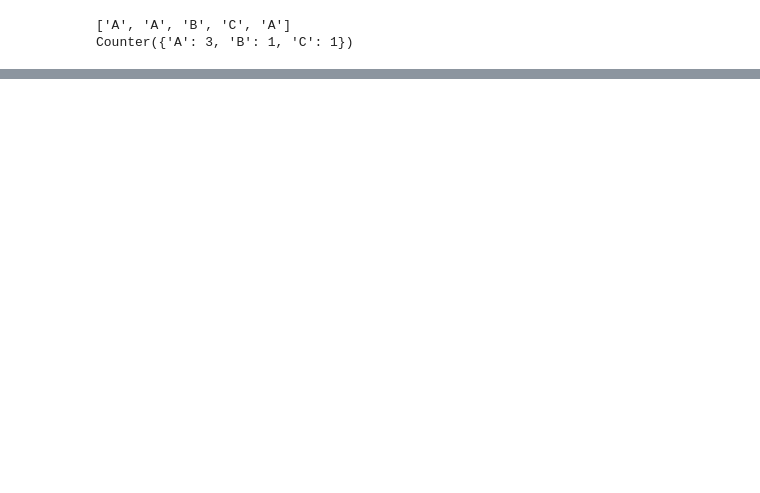
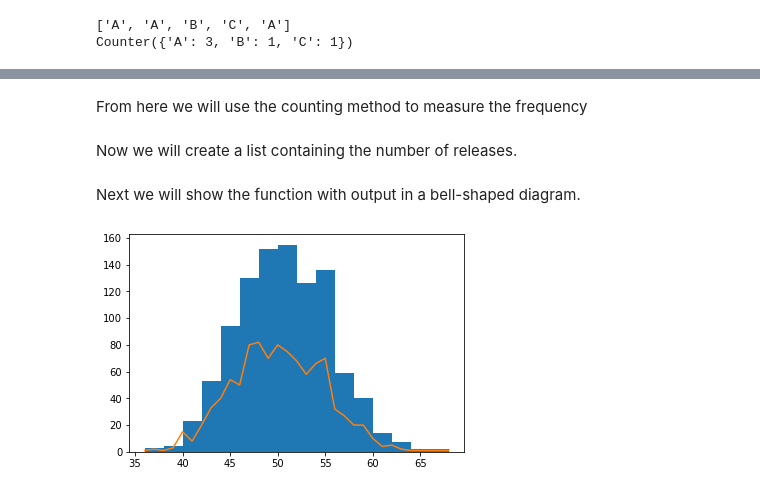
Before and after one commit to hansperu/repository-task52446, a Jupyter notebook: Python counts.ipynb, the cells around one changed output, grey strips where cells are left out. Cells and saved outputs as stored; diff of their text form; code cells hidden in the pictures; blank space fills up the shorter version.

```diff
--- a/Python counts.ipynb
+++ b/Python counts.ipynb
@@ -80,0 +146,5 @@ Counter({'A': 3, 'B': 1, 'C': 1})
+# %%
+def counts(inputList):
+    return dict((element, inputList.count(element)) for element in set(inputList))
+
+counts(testList)
@@ -80,0 +357,20 @@ Counter({'A': 3, 'B': 1, 'C': 1})
+# %%
+# An array called no_heads is created
+heads = np.random.binomial(100, .5, 1000)
+# %% [markdown]
+From here we will use the counting method to measure the frequency
+# %%
+no_of_heads = counts(heads.tolist())
+# %% [markdown]
+Now we will create a list containing the number of releases.
+# %%
+x = list(no_of_heads.keys())
+y = list(no_of_heads.values())
+# %% [markdown]
+Next we will show the function with output in a bell-shaped diagram.
+# %%
+plt.hist(heads, bins=16)
+plt.plot(x,y)
+plt.show()
+# %% [output]
+[figure, added]
```
Also changed, not shown: parts of 63 cells of this notebook.
